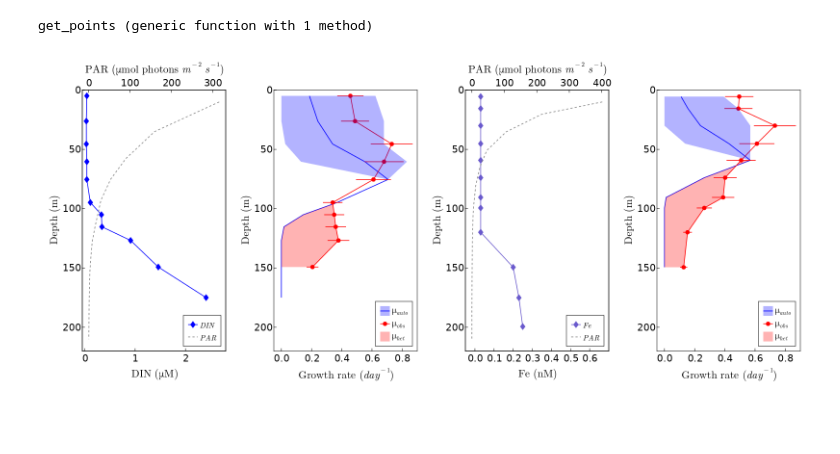
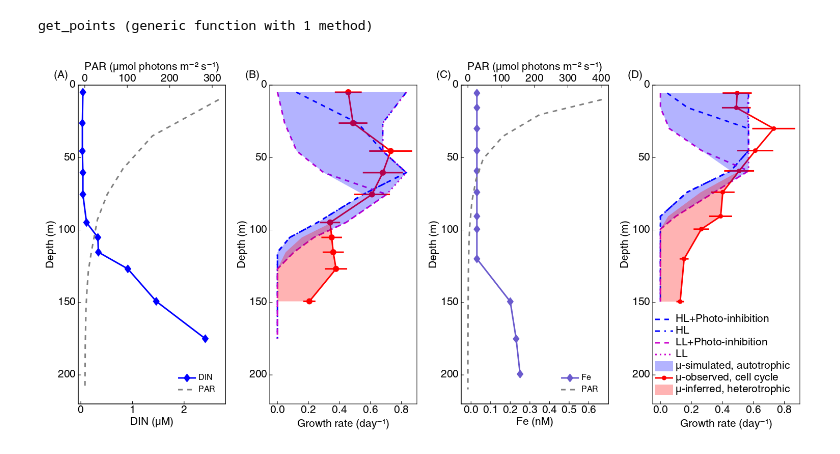
Before and after one commit to zhenwu0728/Prochlorococcus_Mixotrophy, a Jupyter notebook: growth_rate_estimation/figure2.ipynb, the cells around one changed output. Cells and saved outputs as stored; diff of their text form; code cells hidden in the pictures; blank space fills up the shorter version.

```diff
--- a/growth_rate_estimation/figure2.ipynb
+++ b/growth_rate_estimation/figure2.ipynb
@@ -31,14 +17,33 @@ function get_points(low, high, depth)
 end
 # %% [output]
 get_points (generic function with 1 method)
+# %%
+include("pro_mixo_calc.jl")
+rawinput = CSV.read("../Input/pro_mixo_input.csv", DataFrame)
+input_Med = filter(:Site => x -> x == "Med", rawinput)
+input_EqPac = filter(:Site => x -> x == "EqPac", rawinput)
+input_HOT55 = filter(:Site => x -> x == "HOT55", rawinput)
+
+hourlyPAR = CSV.read("../Input/hourly_PAR.csv", DataFrame)
+hPARfrac_EqPac = hourlyPAR.Eq_Pac
+hPARfrac_HOT55 = hourlyPAR.HOT_Jul
+
+summ_Eq, out_Eq = output_summary(input_EqPac, hPARfrac_EqPac)
+summ_HOT, out_HOT = output_summary(input_HOT55, hPARfrac_HOT55)
+nothing
 # %%
-fig = Figure(resolution = (1600,700))
-ax1 = Axis(fig[1,1], xlabel = LaTeXString("DIN (μM)"), ylabel = LaTeXString("Depth (m)"), yreversed = true, xlabelsize = 22, ylabelsize = 22)
-tw1 = Axis(fig[1,1], xaxisposition = :top, xlabel = LaTeXString("PAR (μmol photons \$m^{-2}\$ \$s^{-1}\$)"), yreversed = true, xlabelsize = 22, ylabelsize = 22)
-ax2 = Axis(fig[1,2], xlabel = LaTeXString("Growth rate (\$day^{-1}\$)"), ylabel = LaTeXString("Depth (m)"), yreversed = true, xlabelsize = 22, ylabelsize = 22)
-ax3 = Axis(fig[1,3], xlabel = LaTeXString("Fe (nM)"), ylabel = LaTeXString("Depth (m)"), yreversed = true, xlabelsize = 22, ylabelsize = 22)
-tw2 = Axis(fig[1,3], xaxisposition = :top, xlabel = LaTeXString("PAR (μmol photons \$m^{-2}\$ \$s^{-1}\$)"), yreversed = true, xlabelsize = 22, ylabelsize = 18)
-ax4 = Axis(fig[1,4], xlabel = LaTeXString("Growth rate (\$day^{-1}\$)"), ylabel = LaTeXString("Depth (m)"), yreversed = true, xlabelsize = 22, ylabelsize = 22)
+size_inches = (7, 3.5)
+size_pt = 72 .* size_inches .* 3
+lbsz = 7*3
+ttsz = 7*3
+fig = Figure(resolution = size_pt, font = "Helvetica")
+
+ax1 = Axis(fig[1,1], xlabel = "DIN (μM)", ylabel = "Depth (m)", yreversed = true, xlabelsize = lbsz, ylabelsize = lbsz)
+tw1 = Axis(fig[1,1], xaxisposition = :top, xlabel = "PAR (μmol photons m⁻² s⁻¹)", yreversed = true, xlabelsize = lbsz, ylabelsize = lbsz)
+ax2 = Axis(fig[1,2], xlabel = "Growth rate (day⁻¹)", ylabel = "Depth (m)", yreversed = true, xlabelsize = lbsz, ylabelsize = lbsz)
+ax3 = Axis(fig[1,3], xlabel = "Fe (nM)", ylabel = "Depth (m)", yreversed = true, xlabelsize = lbsz, ylabelsize = lbsz)
+tw2 = Axis(fig[1,3], xaxisposition = :top, xlabel = "PAR (μmol photons m⁻² s⁻¹)", yreversed = true, xlabelsize = lbsz, ylabelsize = lbsz)
+ax4 = Axis(fig[1,4], xlabel = "Growth rate (day⁻¹)", ylabel = "Depth (m)", yreversed = true, xlabelsize = lbsz, ylabelsize = lbsz)
 
 axs = [ax1, ax2, ax3, ax4]
 tws = [tw1, tw2]
@@ -52,58 +57,76 @@ hidexdecorations!(tw2, ticks = false, label = false, ticklabels = false)
 hideydecorations!(tw2)
 
 # ax1 & ax3
-ln1 = lines!(ax1, input_HOT55.DIN, input_HOT55.Depth, color = :blue)
-sc1 = scatter!(ax1, input_HOT55.DIN, input_HOT55.Depth, color = :blue, marker = '♦', markersize = 20)
-ln2 = lines!(tw1, input_HOT55.PARav, input_HOT55.Depth, color = :grey, linestyle = :dash)
+ln1 = lines!(ax1, input_HOT55.DIN, input_HOT55.Depth, color = :blue, linewidth = 3)
+sc1 = scatter!(ax1, input_HOT55.DIN, input_HOT55.Depth, color = :blue, marker = '♦', markersize = 24)
+ln2 = lines!(tw1, input_HOT55.PARav, input_HOT55.Depth, color = :grey, linestyle = :dash, linewidth = 3)
 
-axislegend(ax1, [[ln1,sc1], ln2], [L"DIN", L"PAR"], position = :rb)
+axislegend(ax1, [[ln1,sc1], ln2], ["DIN", "PAR"], position = :rb, framevisible = false, patchsize = (35, 20))
 
-ln3 = lines!(ax3, input_EqPac.Fe_d, input_EqPac.Depth, color = :slateblue)
-sc2 = scatter!(ax3, input_EqPac.Fe_d, input_EqPac.Depth, color = :slateblue, marker = '♦', markersize = 20)
-ln4 = lines!(tw2, input_EqPac.PARav, input_EqPac.Depth, color = :grey, linestyle = :dash)
+ln3 = lines!(ax3, input_EqPac.Fe_d, input_EqPac.Depth, color = :slateblue, linewidth = 3)
+sc2 = scatter!(ax3, input_EqPac.Fe_d, input_EqPac.Depth, color = :slateblue, marker = '♦', markersize = 24)
+ln4 = lines!(tw2, input_EqPac.PARav, input_EqPac.Depth, color = :grey, linestyle = :dash, linewidth = 3)
 
-axislegend(ax3, [[ln3,sc2], ln4], [L"Fe", L"PAR"], position = :rb)
+axislegend(ax3, [[ln3,sc2], ln4], ["Fe", "PAR"], position = :rb, framevisible = false, patchsize = (35, 20))
 
 limits!(ax1, -0.05, 2.8, 220, 0)
 limits!(ax3, -0.05, 0.7, 220, 0)
 
 # ax2 & ax4
-ln5 = lines!(ax2, summ_HOT[:,1,2], input_HOT55.Depth, color = :blue)
-ln6 = lines!(ax2, input_HOT55.Pro_mu, input_HOT55.Depth, color = :red)
-errorbars!(ax2, input_HOT55.Pro_mu, input_HOT55.Depth, input_HOT55.Pro_mu .* 0.19, input_HOT55.Pro_mu .* 0.19, direction = :x, color = :red)
-sc3 = scatter!(ax2, input_HOT55.Pro_mu, input_HOT55.Depth, color = :red)
+ln5 = lines!(ax2, out_HOT[:,1,2], input_HOT55.Depth, color = :blue, linewidth = 3, linestyle = :dash)
+ln6 = lines!(ax2, out_HOT[:,2,2], input_HOT55.Depth, color = :blue, linewidth = 3, linestyle = :dashdot)
+ln7 = lines!(ax2, out_HOT[:,3,2], input_HOT55.Depth, color = :magenta3, linewidth = 3, linestyle = :dash)
+ln8 = lines!(ax2, out_HOT[:,4,2], input_HOT55.Depth, color = :magenta3, linewidth = 3, linestyle = :dot)
+ln9 = lines!(ax2, input_HOT55.Pro_mu, input_HOT55.Depth, color = :red, linewidth = 3)
+errorbars!(ax2, input_HOT55.Pro_mu, input_HOT55.Depth, input_HOT55.Pro_mu .* 0.19, input_HOT55.Pro_mu .* 0.19, direction = :x, color = :red, linewidth = 3)
+sc3 = scatter!(ax2, input_HOT55.Pro_mu, input_HOT55.Depth, color = :red, markersize = 12)
 
-ln7 = lines!(ax4, summ_Eq[:,1,2], input_EqPac.Depth, color = :blue)
-ln8 = lines!(ax4, input_EqPac.Pro_mu, input_EqPac.Depth, color = :red)
-errorbars!(ax4, input_EqPac.Pro_mu, input_EqPac.Depth, input_EqPac.Pro_mu .* 0.19, input_EqPac.Pro_mu .* 0.19, direction = :x, color = :red)
+
+ln10= lines!(ax4, out_Eq[:,1,2], input_EqPac.Depth, color = :blue, linewidth = 3, linestyle = :dash)
+ln11= lines!(ax4, out_Eq[:,2,2], input_EqPac.Depth, color = :blue, linewidth = 3, linestyle = :dashdot)
+ln12= lines!(ax4, out_Eq[:,3,2], input_EqPac.Depth, color = :magenta3, linewidth = 3, linestyle = :dash)
+ln13= lines!(ax4, out_Eq[:,4,2], input_EqPac.Depth, color = :magenta3, linewidth = 3, linestyle = :dot)
+ln14= lines!(ax4, input_EqPac.Pro_mu, input_EqPac.Depth, color = :red, linewidth = 3)
+errorbars!(ax4, input_EqPac.Pro_mu, input_EqPac.Depth, input_EqPac.Pro_mu .* 0.19, input_EqPac.Pro_mu .* 0.19, direction = :x, color = :red, linewidth = 3)
 sc4 = scatter!(ax4, input_EqPac.Pro_mu, input_EqPac.Depth, color = :red)
+
 
 limits!(ax2, -0.05, 0.9, 220, 0)
 limits!(ax4, -0.05, 0.9, 220, 0)
 
-poly1 = poly!(ax2, get_points(summ_HOT[1:5,2,2], summ_HOT[1:5,3,2], input_HOT55.Depth[1:5]), color = (:blue, 0.3))
+poly1 = poly!(ax2, get_points(summ_HOT[:,2,2], summ_HOT[:,3,2], input_HOT55.Depth), color = (:blue, 0.3))
 poly2 = poly!(ax2, get_points(summ_HOT[6:10,1,2], input_HOT55.Pro_mu[6:10], input_HOT55.Depth[6:10]), color = (:red, 0.3))
 
-poly3 = poly!(ax4, get_points(summ_Eq[1:5,2,2], summ_Eq[1:5,3,2], input_EqPac.Depth[1:5]), color = (:blue, 0.3))
+poly3 = poly!(ax4, get_points(summ_Eq[:,2,2], summ_Eq[:,3,2], input_EqPac.Depth), color = (:blue, 0.3))
 poly4 = poly!(ax4, get_points(summ_Eq[5:10,1,2], input_EqPac.Pro_mu[5:10], input_EqPac.Depth[5:10]), color = (:red, 0.3))
 
-axislegend(ax2, [[ln5,poly1], [ln6,sc3], poly2], [L"μ_{auto}", L"μ_{obs}", L"μ_{het}"], position = :rb, labelsize = 20)
+axislegend(ax4, [ln10, ln11, ln12, ln13, poly3, [ln14,sc4], poly4],
+    ["HL+Photo-inhibition","HL","LL+Photo-inhibition", "LL","μ-simulated, autotrophic", "μ-observed, cell cycle", "μ-inferred, heterotrophic"],
+    position = :rb, labelsize = lbsz, framevisible = false, patchsize = (35, 20))
 
-axislegend(ax4, [[ln7,poly3], [ln8,sc4], poly4], [L"μ_{auto}", L"μ_{obs}", L"μ_{het}"], position = :rb, labelsize = 20)
+#axislegend(ax4, [poly3, [ln14,sc4], poly4], ["μ-simulated, autotrophic", "μ-observed, cell cycle", "μ-inferred, heterotrophic"], position = :rb, labelsize = lbsz, framevisible = false)
+
 
 for ax in axs
-    ax.xticklabelsize = 20
-    ax.yticklabelsize = 20
+    ax.xticklabelsize = lbsz
+    ax.yticklabelsize = lbsz
     ax.xtickalign = 1
     ax.ytickalign = 1
 end
 for tw in tws
-    tw.xticklabelsize = 20
-    tw.yticklabelsize = 20
+    tw.xticklabelsize = lbsz
+    tw.yticklabelsize = lbsz
     tw.xtickalign = 1
     tw.ytickalign = 1
 end
 
+labels = ["(A)", "(B)", "(C)", "(D)"]
+
+
+for i in 1:4
+    Label(fig[1, i][1,1,TopLeft()], labels[i], textsize = ttsz, padding = (0, 20, 10, 0), halign = :right)
+end
+
 fig
 # %% [output]
-[figure, old version]
+[figure, new version]
```
Also changed, not shown: parts of 4 cells of this notebook, 2 other files.
